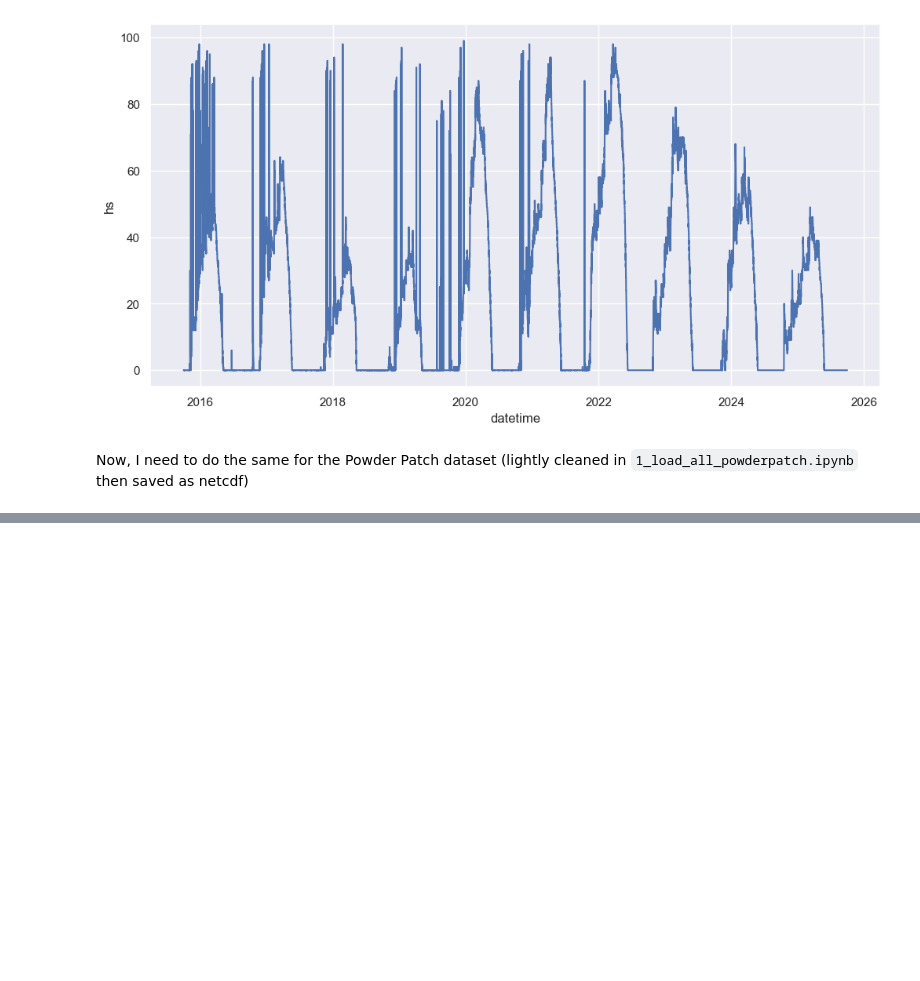
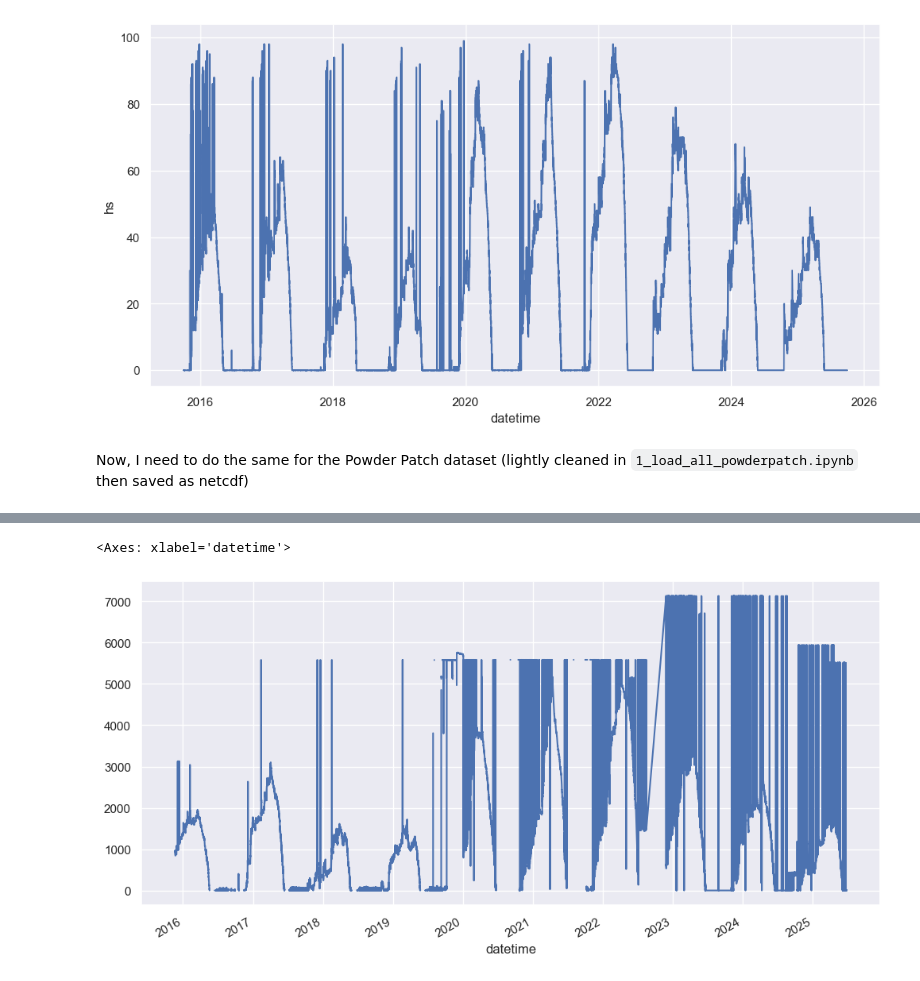
Before and after one commit to cassielumbrazo/snowdepth_teleconnections, a Jupyter notebook: 3_clean_snowdepth.ipynb, the cells around one changed output, grey strips where cells are left out. Saved outputs shown, nothing was run; the diff lists cells and outputs as text; code cells hidden in the pictures; blank space fills up the shorter version.

```diff
--- a/3_clean_snowdepth.ipynb
+++ b/3_clean_snowdepth.ipynb
@@ -69,3 +69,14 @@ ds_site1270['hs'].plot()
 [figure]
 # %% [markdown]
 Now, I need to do the same for the Powder Patch dataset (lightly cleaned in `1_load_all_powderpatch.ipynb` then saved as netcdf)
+# %%
+# For now, I am just loadign the raw data from synoptic but I should go back and get the microspecialties download + mesonet to make the full dataset
+filename = '/home/cassie/data/fishcreek/mesowest/rawdata/PPSA2_Synoptic_everything_utc_time_remove_header.csv'
+df_mesowest= pd.read_csv(filename, sep = ",", low_memory=False)
+
+# Convert 'Date_Time' to datetime, skipping the first row (units row)
+df_mesowest = df_mesowest.iloc[1:].copy()
+df_mesowest['datetime'] = pd.to_datetime(df_mesowest['Date_Time'], utc=True)
+# set datetime as the index
+df_mesowest.set_index('datetime', inplace=True)
+df_mesowest.head()
@@ -71,0 +91,6 @@ Now, I need to do the same for the Powder Patch dataset (lightly cleaned in `1_l
+# %%
+df_mesowest['snow_depth_set_1'] = pd.to_numeric(df_mesowest['snow_depth_set_1'], errors='coerce')
+df_mesowest['snow_depth_set_1'].plot()
+# %% [output]
+<Axes: xlabel='datetime'>
+[figure, added]
```
Also changed, not shown: parts of 24 cells of this notebook, 1 other file.
